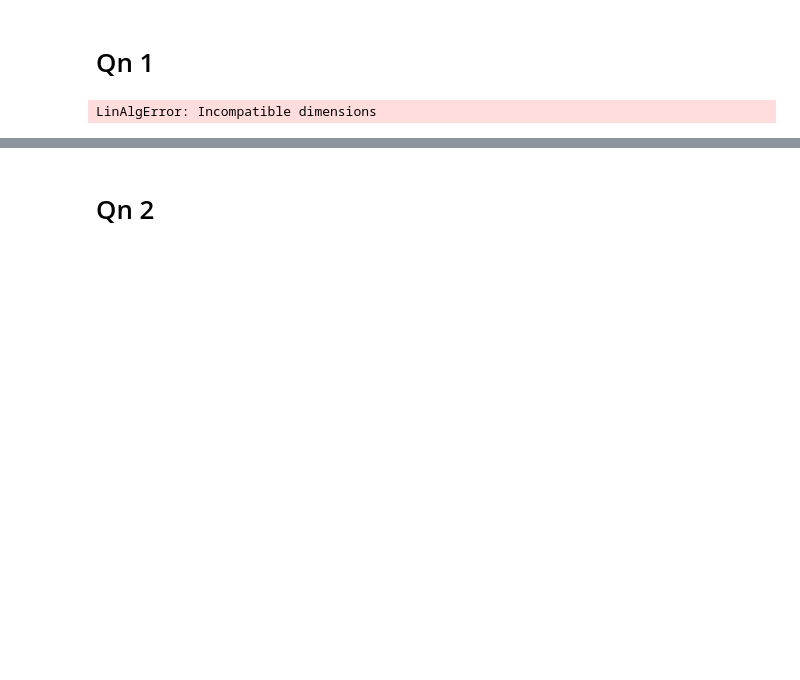
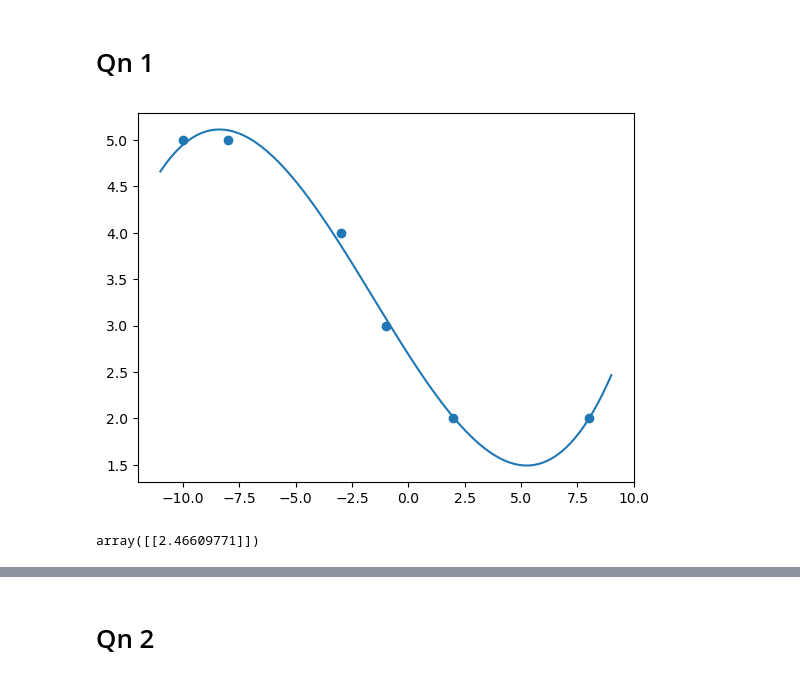
Before and after one commit to ginloy/EE2211, a Jupyter notebook: T6/t6.ipynb, the cells around one changed output, grey strips where cells are left out. Saved outputs shown, nothing was run; the diff lists cells and outputs as text; code cells hidden in the pictures; blank space fills up the shorter version.

```diff
--- a/T6/t6.ipynb
+++ b/T6/t6.ipynb
@@ -12,11 +7,13 @@ None
 # %% [markdown]
 # Qn 1
 # %%
-x = np.array([-10, -8, -3, -1, 2, 8]).reshape((-1, 2))
+x = np.array([-10, -8, -3, -1, 2, 8]).reshape((-1, 1))
 y = np.array([5, 5, 4, 3, 2, 2]).reshape((-1, 1))
 # model = poly_reg(x, y, 3, plot=True)
 # model(9)
-solver = PolySolver(x, y, 3)
-solver.solve(x)
+solver = PolyModel(x, y, 3)
+solver.plot()
+solver.predict(np.array([9]).reshape((-1, 1)))
 # %% [output]
+[figure, added]
-LinAlgError: Incompatible dimensions
+array([[2.46609771]])
```
Also changed, not shown: parts of 18 cells of this notebook, 1 other file.
